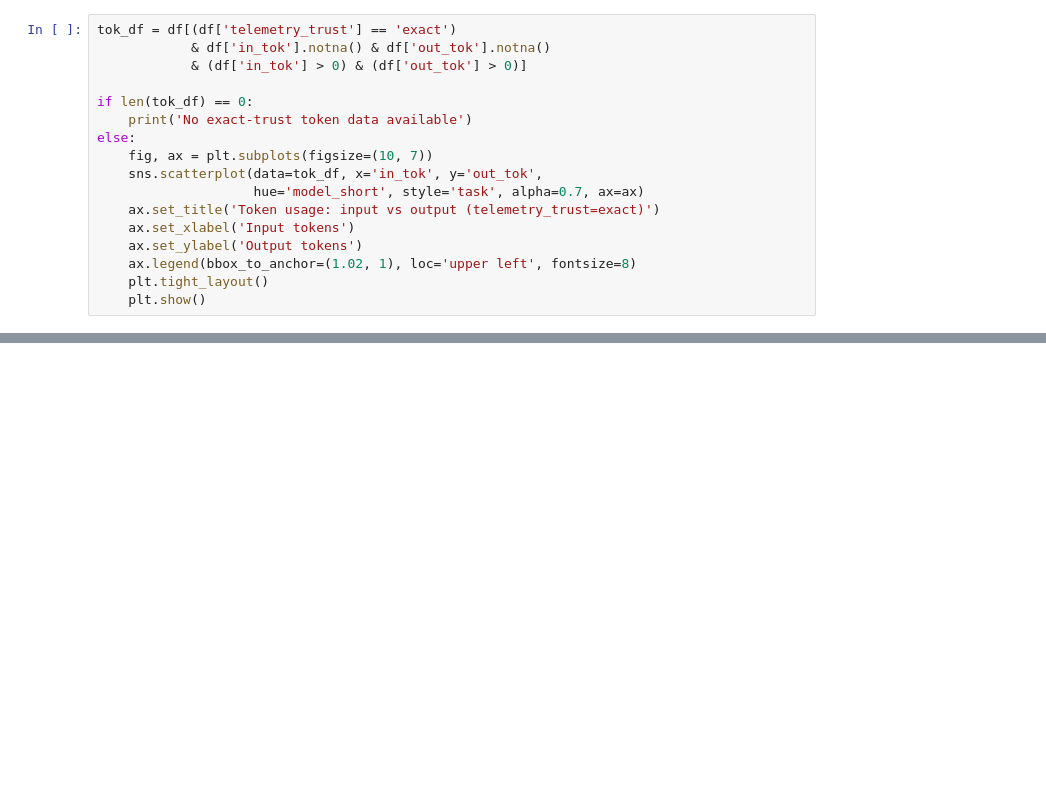
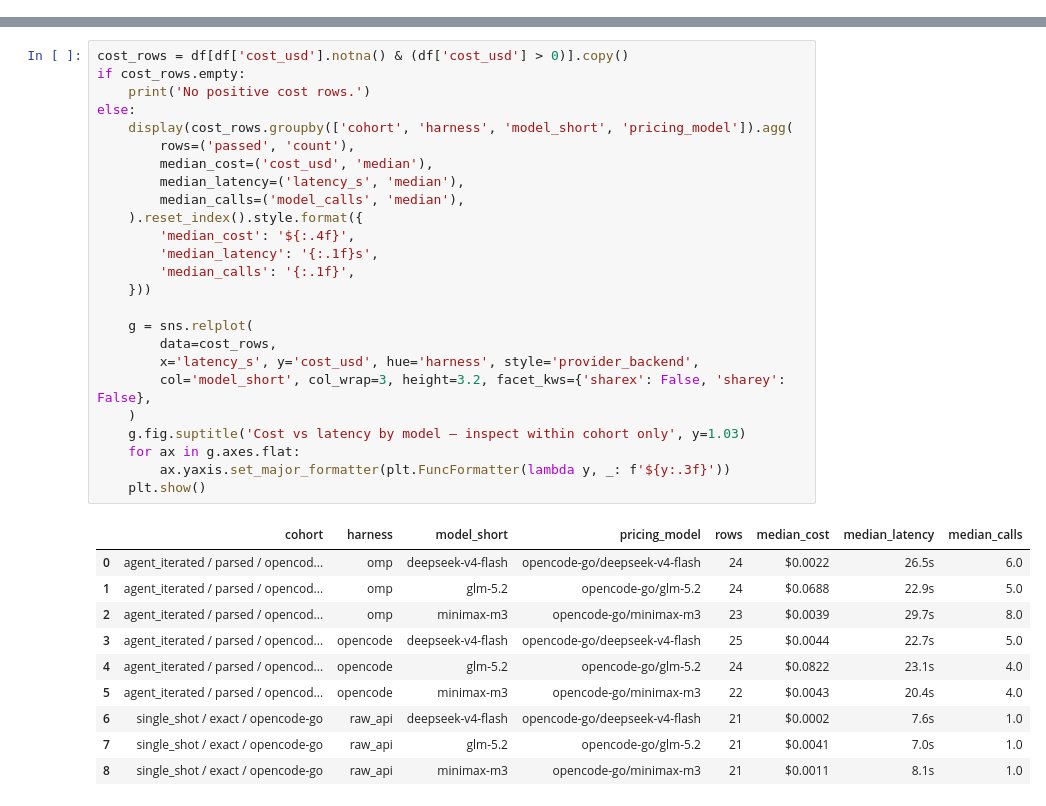
Before and after one commit to MihaiA24/model-benchmarking, a Jupyter notebook: benchmark_comparison.ipynb, the cells around one changed output, grey strips where cells are left out. Drawn from its saved outputs; the diff is of its cells as text; blank space fills up the shorter version.

```diff
--- a/benchmark_comparison.ipynb
+++ b/benchmark_comparison.ipynb
@@ -141,17 +0,0 @@ Scatter of `in_tok` vs `out_tok`, colored by model. Only `telemetry_trust=exact`
-# %%
-tok_df = df[(df['telemetry_trust'] == 'exact')
-            & df['in_tok'].notna() & df['out_tok'].notna()
-            & (df['in_tok'] > 0) & (df['out_tok'] > 0)]
-
-if len(tok_df) == 0:
-    print('No exact-trust token data available')
-else:
-    fig, ax = plt.subplots(figsize=(10, 7))
-    sns.scatterplot(data=tok_df, x='in_tok', y='out_tok',
-                    hue='model_short', style='task', alpha=0.7, ax=ax)
-    ax.set_title('Token usage: input vs output (telemetry_trust=exact)')
-    ax.set_xlabel('Input tokens')
-    ax.set_ylabel('Output tokens')
-    ax.legend(bbox_to_anchor=(1.02, 1), loc='upper left', fontsize=8)
-    plt.tight_layout()
-    plt.show()
@@ -260,0 +360,36 @@ final.style.format({
+# %%
+cost_rows = df[df['cost_usd'].notna() & (df['cost_usd'] > 0)].copy()
+if cost_rows.empty:
+    print('No positive cost rows.')
+else:
+    display(cost_rows.groupby(['cohort', 'harness', 'model_short', 'pricing_model']).agg(
+        rows=('passed', 'count'),
+        median_cost=('cost_usd', 'median'),
+        median_latency=('latency_s', 'median'),
+        median_calls=('model_calls', 'median'),
+    ).reset_index().style.format({
+        'median_cost': '${:.4f}',
+        'median_latency': '{:.1f}s',
+        'median_calls': '{:.1f}',
+    }))
+
+    g = sns.relplot(
+        data=cost_rows,
+        x='latency_s', y='cost_usd', hue='harness', style='provider_backend',
+        col='model_short', col_wrap=3, height=3.2, facet_kws={'sharex': False, 'sharey': False},
+    )
+    g.fig.suptitle('Cost vs latency by model — inspect within cohort only', y=1.03)
+    for ax in g.axes.flat:
+        ax.yaxis.set_major_formatter(plt.FuncFormatter(lambda y, _: f'${y:.3f}'))
+    plt.show()
+# %% [output]
+|  | cohort | harness | model_short | pricing_model | rows | median_cost | median_latency | median_calls |
+| 0 | agent_iterated / parsed / opencod... | omp | deepseek-v4-flash | opencode-go/deepseek-v4-flash | 24 | $0.0022 | 26.5s | 6.0 |
+| 1 | agent_iterated / parsed / opencod... | omp | glm-5.2 | opencode-go/glm-5.2 | 24 | $0.0688 | 22.9s | 5.0 |
+| 2 | agent_iterated / parsed / opencod... | omp | minimax-m3 | opencode-go/minimax-m3 | 23 | $0.0039 | 29.7s | 8.0 |
+| 3 | agent_iterated / parsed / opencod... | opencode | deepseek-v4-flash | opencode-go/deepseek-v4-flash | 25 | $0.0044 | 22.7s | 5.0 |
+| 4 | agent_iterated / parsed / opencod... | opencode | glm-5.2 | opencode-go/glm-5.2 | 24 | $0.0822 | 23.1s | 4.0 |
+| 5 | agent_iterated / parsed / opencod... | opencode | minimax-m3 | opencode-go/minimax-m3 | 22 | $0.0043 | 20.4s | 4.0 |
+| 6 | single_shot / exact / opencode-go | raw_api | deepseek-v4-flash | opencode-go/deepseek-v4-flash | 21 | $0.0002 | 7.6s | 1.0 |
+| 7 | single_shot / exact / opencode-go | raw_api | glm-5.2 | opencode-go/glm-5.2 | 21 | $0.0041 | 7.0s | 1.0 |
+| 8 | single_shot / exact / opencode-go | raw_api | minimax-m3 | opencode-go/minimax-m3 | 21 | $0.0011 | 8.1s | 1.0 |
```
Also changed, not shown: parts of 40 cells of this notebook, 1 other file.
